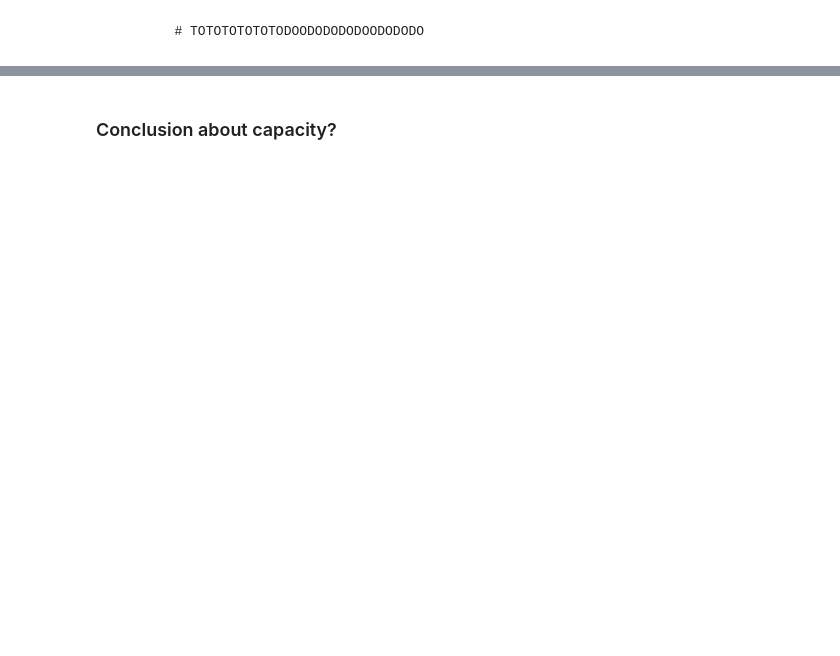
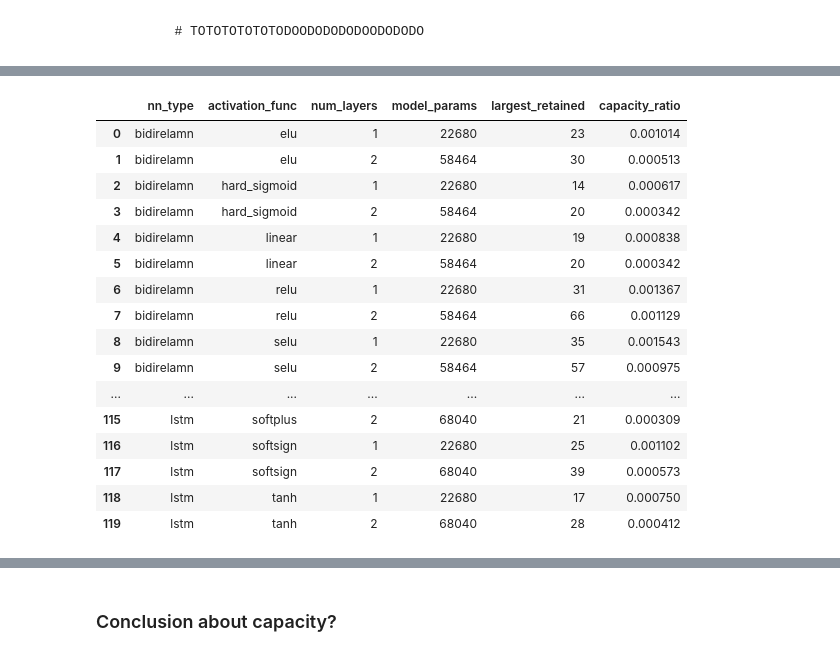
Before and after one commit to thesneakysneak/memory_capacity_retention_rnns, a Jupyter notebook: Notebooks/ExperimentV2/ExperimentAnalysisNumPatternsV2.ipynb, the cells around one changed output, grey strips where cells are left out. Cells and saved outputs as stored; diff of their text form; code cells hidden in the pictures; blank space fills up the shorter version.

Commit message:
Experiment Analysis Framework inplace

```diff
--- a/Notebooks/ExperimentV2/ExperimentAnalysisNumPatternsV2.ipynb
+++ b/Notebooks/ExperimentV2/ExperimentAnalysisNumPatternsV2.ipynb
@@ -69,6 +67,7 @@ df = pd.read_csv("/home/danielp/Documents/Masters/Code/memory_capacity_retention
 df["nn_type"] = df["nn_type"].apply(lambda x: x.replace("INFO:root:", ""))
 df["diff_small_large"] = df["smallest_not_retained"] - df["largest_retained"]
 df["model_params"] = df.apply(lambda row: determine_model_parameters(row), axis=1)
+df["nodes_in_layer"] = df["nodes_in_layer"].apply(eval)
 df = df[df["diff_small_large"]  == 1]
 # %%
 df[(df["nn_type"] == "bidirlstm") & (df[(df["nn_type"] == "bidirlstm")]["largest_retained"] == df[(df["nn_type"] == "bidirlstm")]["largest_retained"].max())]
@@ -343,0 +309,3 @@ for filter_val in df[filter_col].unique():
+# %%
+df["num_layers"] = df["nodes_in_layer"].apply(len)
+df.groupby(["num_layers", "model_params"]).agg({"largest_retained": "mean"})
@@ -343,0 +331,24 @@ for filter_val in df[filter_col].unique():
+# %%
+df_cap = df.groupby(["nn_type", "activation_func", "num_layers"]).agg({"model_params" : "sum", "largest_retained": "sum"})
+df_cap = pd.DataFrame(df_cap.to_records())
+df_cap["capacity_ratio"] = df_cap["largest_retained"]/df_cap["model_params"]
+# df_cap = df_cap.pivot(index="activation_func", columns="nn_type", values="capacity_ratio")
+df_cap
+# %% [output]
+|  | nn_type | activation_func | num_layers | model_params | largest_retained | capacity_ratio |
+| 0 | bidirelamn | elu | 1 | 22680 | 23 | 0.001014 |
+| 1 | bidirelamn | elu | 2 | 58464 | 30 | 0.000513 |
+| 2 | bidirelamn | hard_sigmoid | 1 | 22680 | 14 | 0.000617 |
+| 3 | bidirelamn | hard_sigmoid | 2 | 58464 | 20 | 0.000342 |
+| 4 | bidirelamn | linear | 1 | 22680 | 19 | 0.000838 |
+| 5 | bidirelamn | linear | 2 | 58464 | 20 | 0.000342 |
+| 6 | bidirelamn | relu | 1 | 22680 | 31 | 0.001367 |
+| 7 | bidirelamn | relu | 2 | 58464 | 66 | 0.001129 |
+| 8 | bidirelamn | selu | 1 | 22680 | 35 | 0.001543 |
+| 9 | bidirelamn | selu | 2 | 58464 | 57 | 0.000975 |
+| ... | ... | ... | ... | ... | ... | ... |
+| 115 | lstm | softplus | 2 | 68040 | 21 | 0.000309 |
+| 116 | lstm | softsign | 1 | 22680 | 25 | 0.001102 |
+| 117 | lstm | softsign | 2 | 68040 | 39 | 0.000573 |
+| 118 | lstm | tanh | 1 | 22680 | 17 | 0.000750 |
+| 119 | lstm | tanh | 2 | 68040 | 28 | 0.000412 |
```
Also changed, not shown: parts of 30 cells of this notebook.
